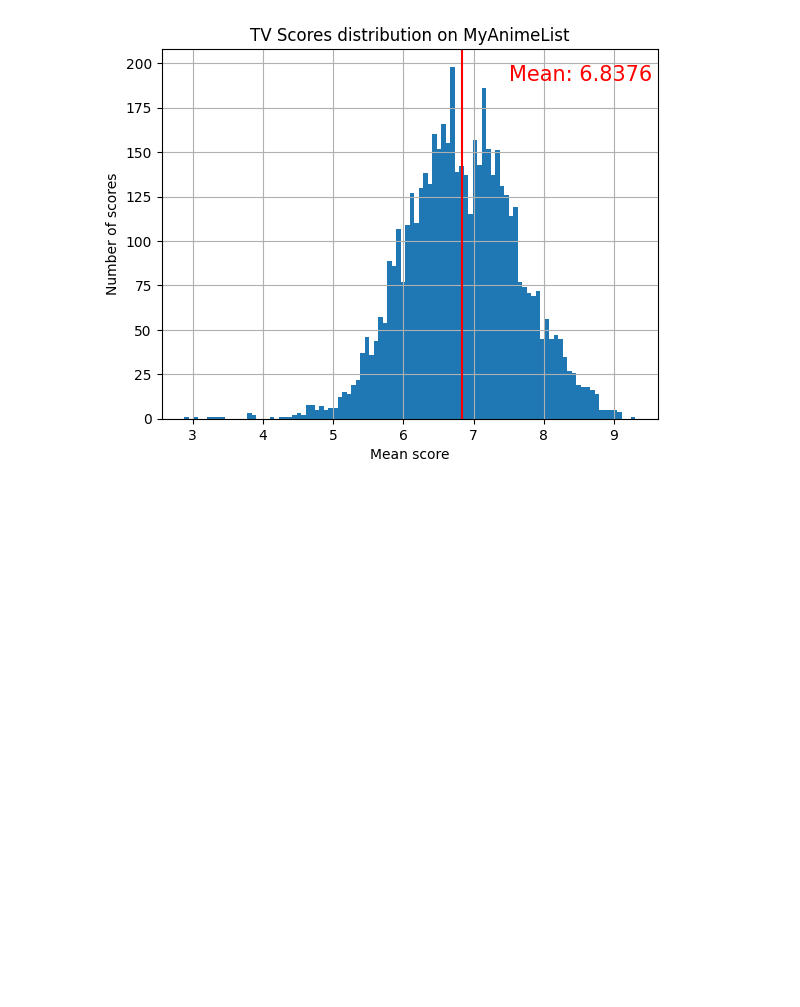
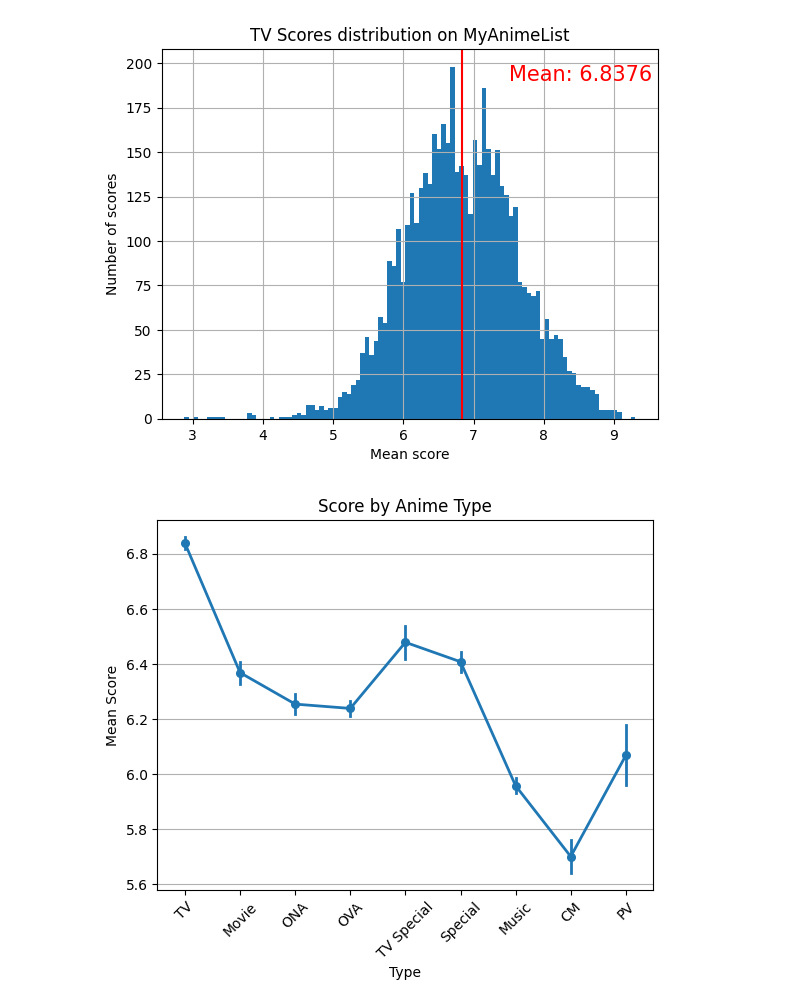
Before and after one commit to Urgith/data_science, a Jupyter notebook: scraping/mal_ranking/data_plotting.ipynb, the cells around one changed output. Saved outputs shown, nothing was run; the diff lists cells and outputs as text; code cells hidden in the pictures; blank space fills up the shorter version.

Commit message:
anime types added

```diff
--- a/scraping/mal_ranking/data_plotting.ipynb
+++ b/scraping/mal_ranking/data_plotting.ipynb
@@ -50,3 +51,15 @@ plt.grid()
 plt.show()
 # %% [output]
 [figure]
+# %%
+df = df[df['Type'] != 'Unknown']
+
+sns.pointplot(data=df, x='Type', y='Score', linewidth=2)
+
+plt.title('Score by Anime Type')
+plt.ylabel('Mean Score')
+plt.xticks(rotation=45)
+plt.grid(axis='y')
+plt.show()
+# %% [output]
+[figure, added]
```
Also changed, not shown: parts of 2 cells of this notebook.
